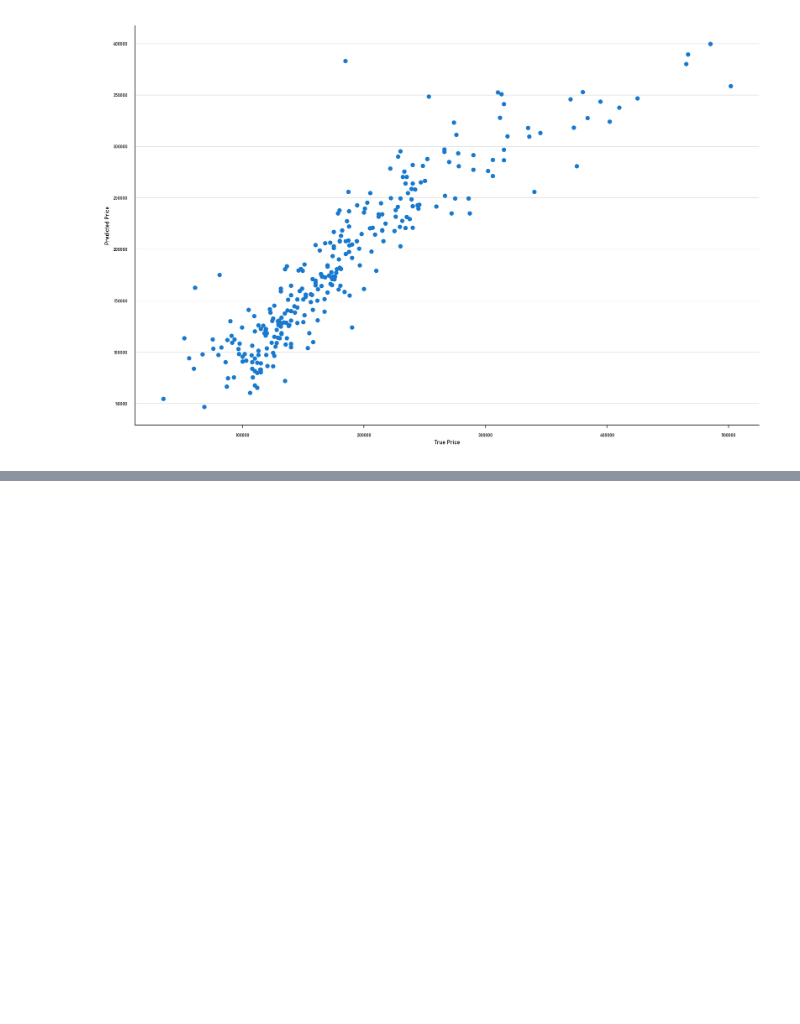
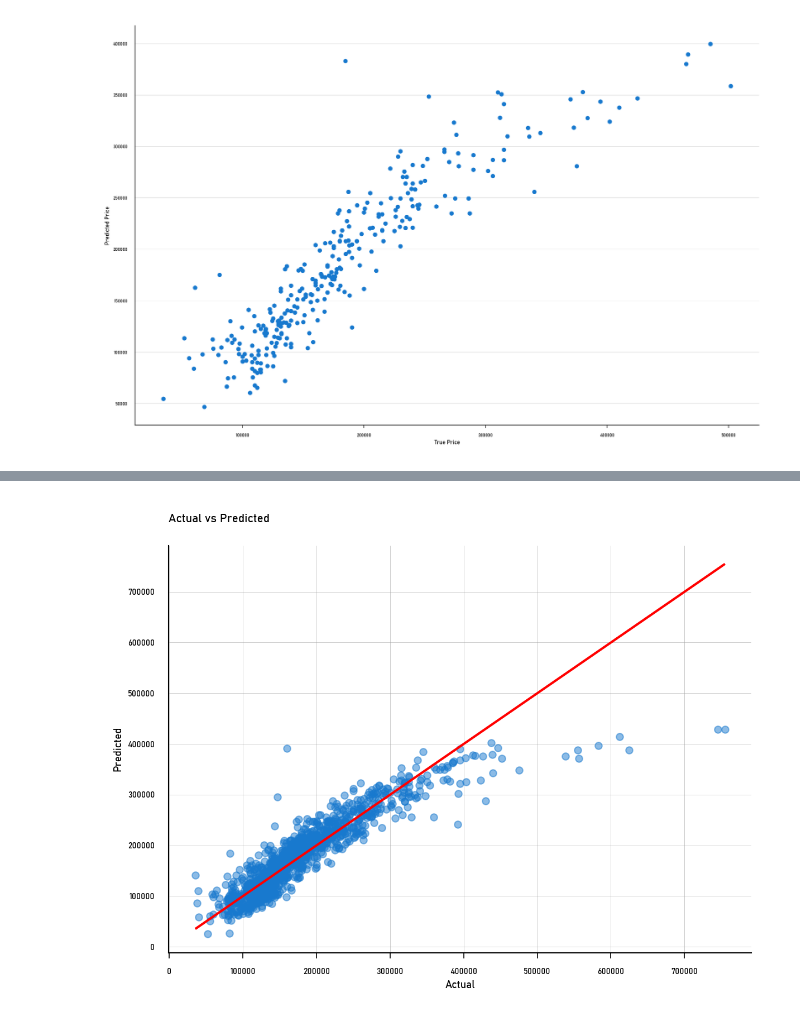
Before and after one commit to aambardar/kc-house-price, a Jupyter notebook: src/prelim_eda.ipynb, the cells around one changed output, grey strips where cells are left out. Cells and saved outputs as stored; diff of their text form; code cells hidden in the pictures; blank space fills up the shorter version.

```diff
--- a/src/prelim_eda.ipynb
+++ b/src/prelim_eda.ipynb
@@ -179,0 +190,45 @@ importance.plot.bar(figsize=(18,6))
+# %%
+trans_pipe = Pipeline([
+    ('imputer_num', feimp.MeanMedianImputer(imputation_method='median',
+                                          variables=['LotFrontage', 'MasVnrArea',  'GarageYrBlt'])),
+
+    ('imputer_cat', feimp.CategoricalImputer(variables=cat_cols)),
+
+    # categorical encoding - section 7-10
+    ('rare_label_enc', feenc.RareLabelEncoder(
+        tol=0.05, n_categories=1, variables=cat_cols+disc_cols)),
+
+    ('categorical_enc', feenc.OrdinalEncoder(
+        encoding_method='ordered', variables=cat_cols+disc_cols)),
+
+    # discretisation + encoding - section 12
+    ('discretisation', fedisc.EqualFrequencyDiscretiser(
+        q=5, return_object=True, variables=num_cols)),
+
+    ('encoding', feenc.OrdinalEncoder(
+        encoding_method='ordered', variables=num_cols)),
+
+    # feature Scaling - section 18
+    ('scaler', StandardScaler())
+])
+
+
+
+X_train_trans = trans_pipe.fit_transform(X_train, y_train)
+md_lasso = Lasso(alpha=0.1, random_state=43)
+md_lasso.fit(X_train_trans, y_train)
+
+y_pred = md_lasso.predict(X_train_trans)
+
+
+plt.figure(figsize=(8,6))
+plt.scatter(y_train, y_pred, alpha=0.5)
+plt.plot([min(y_train), max(y_train)], [min(y_train), max(y_train)], color='red') # A red line that represents perfect fit
+
+plt.xlabel('Actual')
+plt.ylabel('Predicted')
+plt.title('Actual vs Predicted')
+plt.grid(True)
+plt.show()
+# %% [output]
+[figure, added]
```
Also changed, not shown: parts of 6 cells of this notebook.
